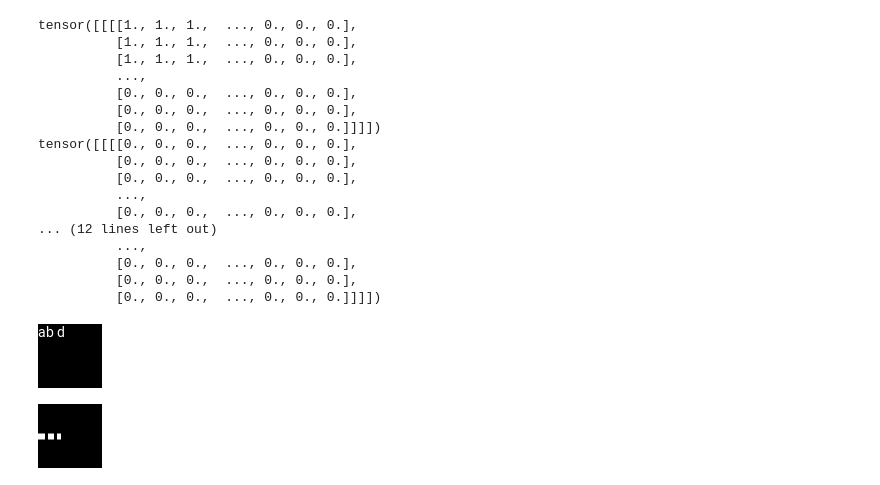
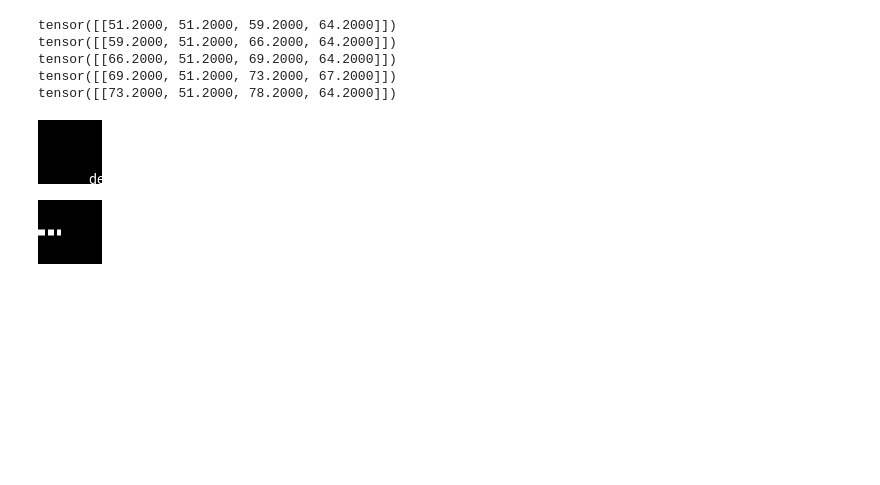
Before and after one commit to w121211/CoordConv, a Jupyter notebook: debug.ipynb, the cells around one changed output. Drawn from its saved outputs; the diff is of its cells as text; code cells hidden in the pictures; blank space fills up the shorter version.

```diff
--- a/debug.ipynb
+++ b/debug.ipynb
@@ -49,0 +15,18 @@ from sklearn.model_selection import train_test_split
+# %%
+fake = Faker()
+tk = fake.word()
+font = ImageFont.truetype(
+    "/notebooks/post-generator/asset/fonts_en/Roboto/Roboto-Regular.ttf", 14
+)
+samples = []
+size = font.getsize(tk)
+# im = Image.new("L", (opt.img_size, opt.img_size))
+# draw = ImageDraw.Draw(im)
+# x0, y0 = (opt.img_size - size[0]) / 2, (opt.img_size - size[1]) / 2
+# draw.text((x0, y0), tk, font=font, fill=255)
+# # im.save("%s/%d.png" % (self.root, i), "PNG")
+# samples.append((im, np.array([])))
+# size
+
+x = F.pad( torch.rand((1, 1, 5, 5)), (-5, 5, 0, 0),"constant",0)
+x
@@ -116,12 +179,25 @@ class Paste2dMulti(nn.Module):
         Return:
             Tensor (N, C, self.im_size, self.im_size), padded image
         """
+        print(coord)
         N, C, H, W = image.shape
         y = []
         for _coord, _im in zip(coord, image):
             f = lambda i: int(_coord[i].item())
-            x0, y0, x1, y1 = f(0), f(1), f(2), f(3)  # lost gradient
-            y.append(F.pad(_im, (x0, self.im_size-x0-W, y0, self.im_size-y0-H), "constant", 0))
+            x0, y0, _, _  = f(0), f(1), f(2), f(3)  # lost gradient
+            x1, y1 = x0+W, y0+H
+            if any([x0 >= x1, y0 >= y1, x0 > self.im_size, x1 < 1, y0 > self.im_size, y1 < 1]):
+                # null mask
+                y.append(torch.zeros(_im.shape[0], self.im_size, self.im_size).type(_im.type()))
+            else:
+                y.append(
+                    F.pad(
+                        _im,
+                        (x0, self.im_size - x1, y0, self.im_size - y1),
+                        "constant",
+                        0,
+                    )
+                )
         return torch.cat(y, dim=0)
 
     def forward(self, coords, images):
@@ -136,7 +212,6 @@ class Paste2dMulti(nn.Module):
             _im = _im.squeeze(1)  # (N, C, H, W)
             _im = self._pad_image(_coord, _im)  # (N, C, self.im_size, self.im_size)
             mask = self.paste2dMask(_coord / self.im_size)  # (N, C, self.im_size, self.im_size)
-            print(mask)
             _im = mask * _im
             y.append(_im)
         y = torch.cat(y, 1).sum(1, True)  # TODO: change to alpha blending
@@ -158,57 +233,46 @@ class PasteLine(nn.Module):
             chars: (N, num_chars, C, H, W)
             char_sizes: (N, num_chars, 2=(char_w, char_h))
         """
+        coord = coord * self.im_size # relative coords [0..1] to absoluate coord
         coord = coord.unsqueeze(1)
         coords = []  # (N, num_chars, 4=(x0, y0, x1, y1))
         for size in char_sizes.split(1, dim=1):
             coords.append(torch.cat((coord, coord + size), dim=2))
-            coord = coord + torch.cat((size[:,:,0].unsqueeze(2), torch.zeros(1,1,1)), dim=2)
+            coord = coord + size * torch.tensor([[[1, 0]]]).float()  # (x0 += w, y0)
         coords = torch.cat(coords, dim=1)
         return self.paste2dMulti(coords, chars)
 
 def to_char_images(text, font='/notebooks/post-generator/asset/fonts_en/Roboto/Roboto-Regular.ttf', font_size=14, out_size=14):
     font = ImageFont.truetype(font, font_size)
     transform = transforms.ToTensor()
     chars, sizes = [], []
     for c in text:
         size = font.getsize(c)
         im = Image.new("L", (out_size, out_size))
         draw = ImageDraw.Draw(im)
         draw.text((0, 0), c, font=font, fill=255)
         chars.append(transform(im).unsqueeze(0))
         sizes.append(torch.Tensor(size).view(1, 2))
     return torch.cat(chars), torch.cat(sizes)
 
 
-chars, sizes = to_char_images('ab d')
+chars, sizes = to_char_images('deijf')
 chars = chars.unsqueeze(0)
 sizes = sizes.unsqueeze(0)
 
 # print(ims.shape, sizes.shape)
 m = PasteLine(64, 4)
-y = m(torch.Tensor([[0., 0.]]), chars, sizes)
+y = m(torch.Tensor([[0.8, 0.8]]), chars, sizes)
 
 transform = transforms.ToPILImage()
 transform(y[0])
 # %% [output]
-tensor([[[[1., 1., 1.,  ..., 0., 0., 0.],
-          [1., 1., 1.,  ..., 0., 0., 0.],
-          [1., 1., 1.,  ..., 0., 0., 0.],
-          ...,
-          [0., 0., 0.,  ..., 0., 0., 0.],
-          [0., 0., 0.,  ..., 0., 0., 0.],
-          [0., 0., 0.,  ..., 0., 0., 0.]]]])
-tensor([[[[0., 0., 0.,  ..., 0., 0., 0.],
-          [0., 0., 0.,  ..., 0., 0., 0.],
-          [0., 0., 0.,  ..., 0., 0., 0.],
-          ...,
-          [0., 0., 0.,  ..., 0., 0., 0.],
-... (12 lines left out)
-          ...,
-          [0., 0., 0.,  ..., 0., 0., 0.],
-          [0., 0., 0.,  ..., 0., 0., 0.],
-          [0., 0., 0.,  ..., 0., 0., 0.]]]])
+tensor([[51.2000, 51.2000, 59.2000, 64.2000]])
+tensor([[59.2000, 51.2000, 66.2000, 64.2000]])
+tensor([[66.2000, 51.2000, 69.2000, 64.2000]])
+tensor([[69.2000, 51.2000, 73.2000, 67.2000]])
+tensor([[73.2000, 51.2000, 78.2000, 64.2000]])
-[figure, old version]
+[figure, new version]
 # %%
 # Text-to-line-image through neural network and keeps gradient
 # 1. text to char images
```
Also changed, not shown: parts of 4 cells of this notebook, 10 other files.
